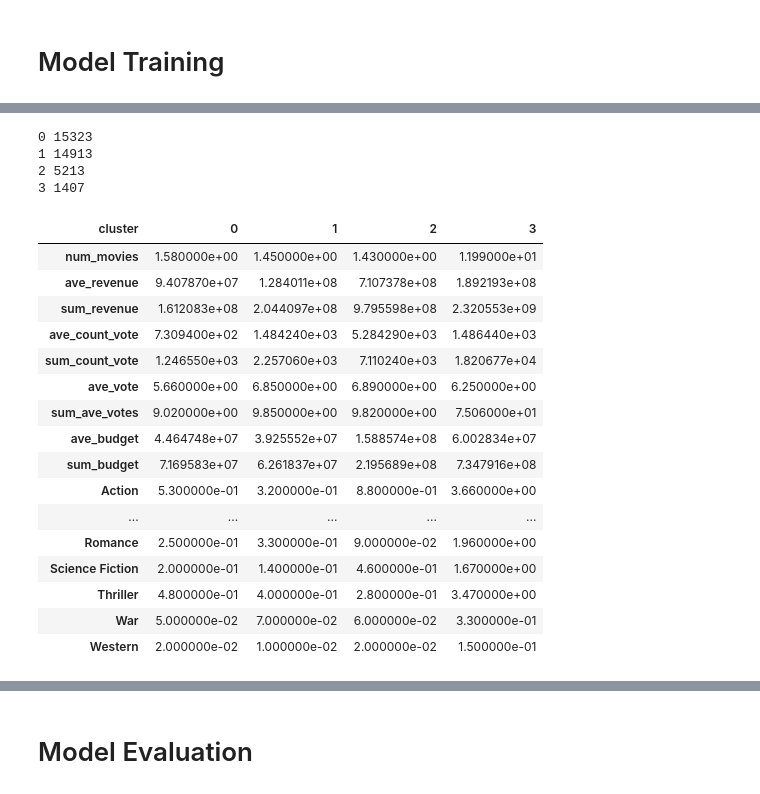
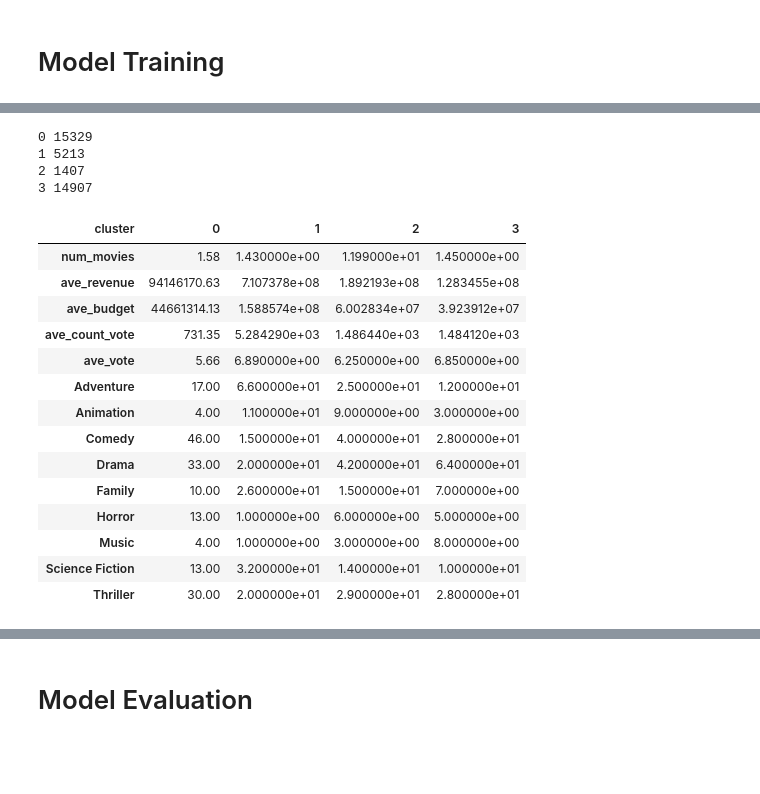
Before and after one commit to nastazya/Movies-analytics, a Jupyter notebook: clustering.ipynb, the cells around one changed output, grey strips where cells are left out. Saved outputs shown, nothing was run; the diff lists cells and outputs as text; code cells hidden in the pictures; blank space fills up the shorter version.

```diff
--- a/clustering.ipynb
+++ b/clustering.ipynb
@@ -446,33 +429,38 @@ df_results.sort_values('cluster', ascending=False)
 # %%
 # Analyze the results
 for cluster in set(cluster_labels):
-    print((cluster), (len(df_results[df_results['cluster']==cluster]['name'])))
+    print((cluster), (len(df_results[df_results['cluster']==cluster]['num_movies'])))
 #     print(sorted(list(df_results[df_results['cluster']==cluster]['Country'])))
 
 # Analyze the centroids
-df_results.groupby('cluster').mean().round(2).T
+results = df_results.groupby('cluster').mean().round(2)
 # %% [output]
-0 15323
-1 14913
-2 5213
-3 1407
+0 15329
+1 5213
+2 1407
+3 14907
-| cluster | 0 | 1 | 2 | 3 |
-| num_movies | 1.580000e+00 | 1.450000e+00 | 1.430000e+00 | 1.199000e+01 |
-| ave_revenue | 9.407870e+07 | 1.284011e+08 | 7.107378e+08 | 1.892193e+08 |
-| sum_revenue | 1.612083e+08 | 2.044097e+08 | 9.795598e+08 | 2.320553e+09 |
-| ave_count_vote | 7.309400e+02 | 1.484240e+03 | 5.284290e+03 | 1.486440e+03 |
-| sum_count_vote | 1.246550e+03 | 2.257060e+03 | 7.110240e+03 | 1.820677e+04 |
-| ave_vote | 5.660000e+00 | 6.850000e+00 | 6.890000e+00 | 6.250000e+00 |
-| sum_ave_votes | 9.020000e+00 | 9.850000e+00 | 9.820000e+00 | 7.506000e+01 |
-| ave_budget | 4.464748e+07 | 3.925552e+07 | 1.588574e+08 | 6.002834e+07 |
-| sum_budget | 7.169583e+07 | 6.261837e+07 | 2.195689e+08 | 7.347916e+08 |
-| Action | 5.300000e-01 | 3.200000e-01 | 8.800000e-01 | 3.660000e+00 |
-| ... | ... | ... | ... | ... |
-| Romance | 2.500000e-01 | 3.300000e-01 | 9.000000e-02 | 1.960000e+00 |
-| Science Fiction | 2.000000e-01 | 1.400000e-01 | 4.600000e-01 | 1.670000e+00 |
-| Thriller | 4.800000e-01 | 4.000000e-01 | 2.800000e-01 | 3.470000e+00 |
-| War | 5.000000e-02 | 7.000000e-02 | 6.000000e-02 | 3.300000e-01 |
-| Western | 2.000000e-02 | 1.000000e-02 | 2.000000e-02 | 1.500000e-01 |
+# %%
+##### Representation of genres in percentage of the total number of movies for each claster
+for col in results:
+    if col in ['Adventure', 'Animation', 'Comedy', 'Drama', 'Family', 'Horror', 'Music', 'Science Fiction', 'Thriller']:
+        results[col] = [round(results.loc[i,col]*100/results.loc[i,'num_movies']) for i in results.index]
+results.T
+# %% [output]
+| cluster | 0 | 1 | 2 | 3 |
+| num_movies | 1.58 | 1.430000e+00 | 1.199000e+01 | 1.450000e+00 |
+| ave_revenue | 94146170.63 | 7.107378e+08 | 1.892193e+08 | 1.283455e+08 |
+| ave_budget | 44661314.13 | 1.588574e+08 | 6.002834e+07 | 3.923912e+07 |
+| ave_count_vote | 731.35 | 5.284290e+03 | 1.486440e+03 | 1.484120e+03 |
+| ave_vote | 5.66 | 6.890000e+00 | 6.250000e+00 | 6.850000e+00 |
+| Adventure | 17.00 | 6.600000e+01 | 2.500000e+01 | 1.200000e+01 |
+| Animation | 4.00 | 1.100000e+01 | 9.000000e+00 | 3.000000e+00 |
+| Comedy | 46.00 | 1.500000e+01 | 4.000000e+01 | 2.800000e+01 |
+| Drama | 33.00 | 2.000000e+01 | 4.200000e+01 | 6.400000e+01 |
+| Family | 10.00 | 2.600000e+01 | 1.500000e+01 | 7.000000e+00 |
+| Horror | 13.00 | 1.000000e+00 | 6.000000e+00 | 5.000000e+00 |
+| Music | 4.00 | 1.000000e+00 | 3.000000e+00 | 8.000000e+00 |
+| Science Fiction | 13.00 | 3.200000e+01 | 1.400000e+01 | 1.000000e+01 |
+| Thriller | 30.00 | 2.000000e+01 | 2.900000e+01 | 2.800000e+01 |
 # %%
 # Analyze the results
 df_results = df_results.reset_index()
```
Also changed, not shown: parts of 18 cells of this notebook.
